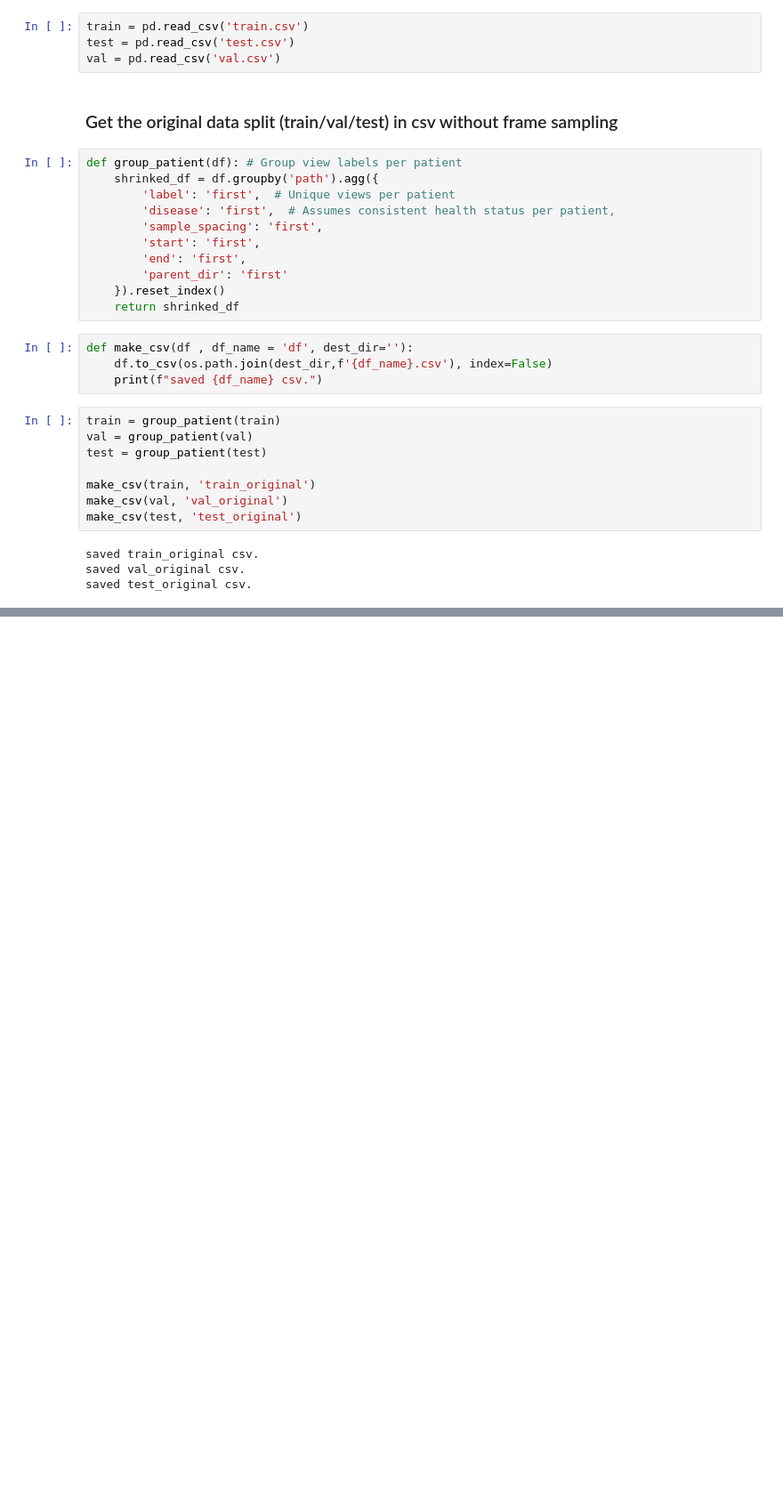
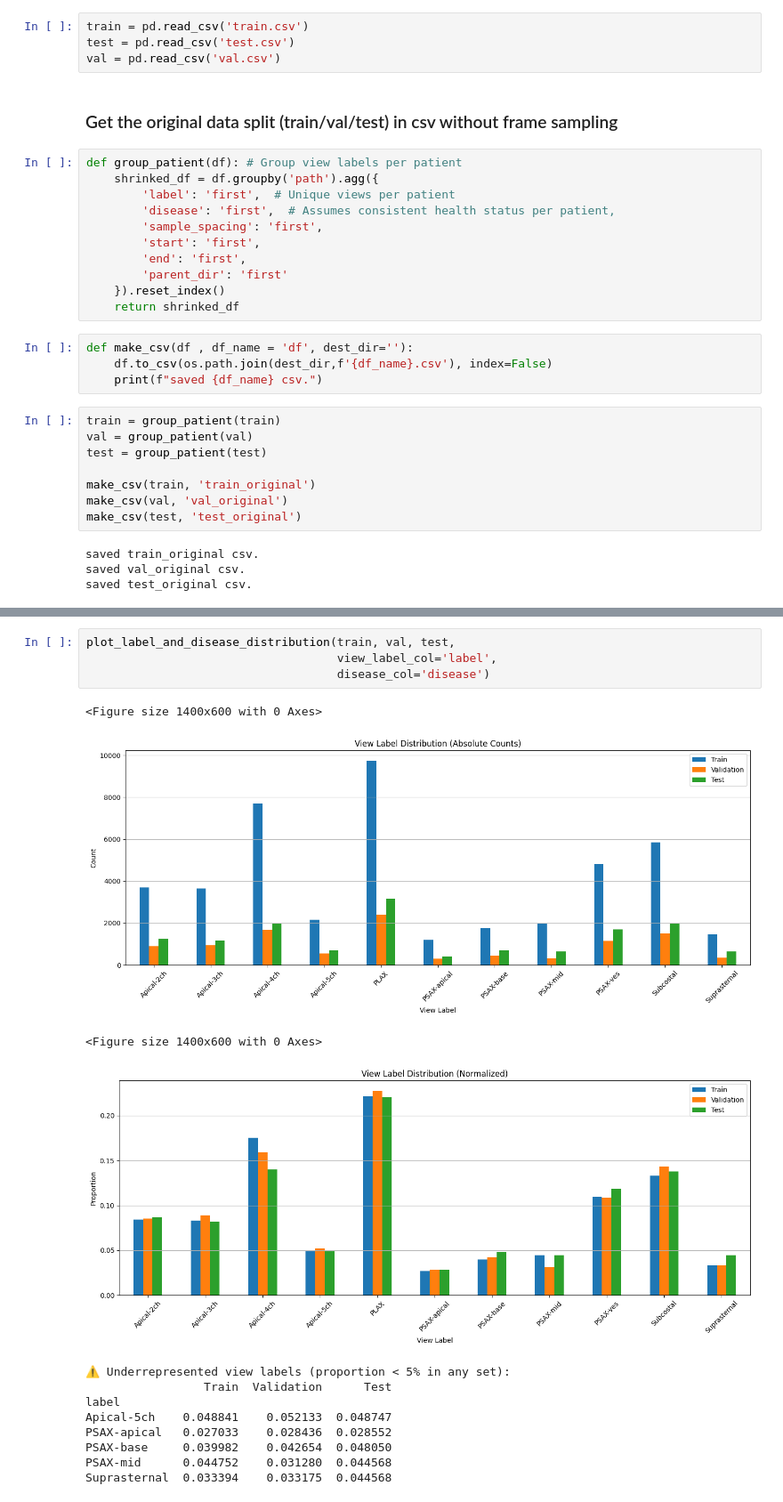
Before and after one commit to shokoofa-ghods/TTE_view_classification_pipeline, a Jupyter notebook: notebooks/preprocessing/csv_modifier.ipynb, the cells around one changed output, grey strips where cells are left out. Shown: that part at 89% size. Drawn from its saved outputs; the diff is of its cells as text; blank space fills up the shorter version.

```diff
--- a/notebooks/preprocessing/csv_modifier.ipynb
+++ b/notebooks/preprocessing/csv_modifier.ipynb
@@ -48,0 +102,17 @@ saved test_original csv.
+# %%
+plot_label_and_disease_distribution(train, val, test,
+                                    view_label_col='label',
+                                    disease_col='disease')
+# %% [output]
+<Figure size 1400x600 with 0 Axes>
+[figure, added]
+<Figure size 1400x600 with 0 Axes>
+[figure, added]
+⚠️ Underrepresented view labels (proportion < 5% in any set):
+                 Train  Validation      Test
+label
+Apical-5ch    0.048841    0.052133  0.048747
+PSAX-apical   0.027033    0.028436  0.028552
+PSAX-base     0.039982    0.042654  0.048050
+PSAX-mid      0.044752    0.031280  0.044568
+Suprasternal  0.033394    0.033175  0.044568
```
Also changed, not shown: parts of 7 cells of this notebook.
